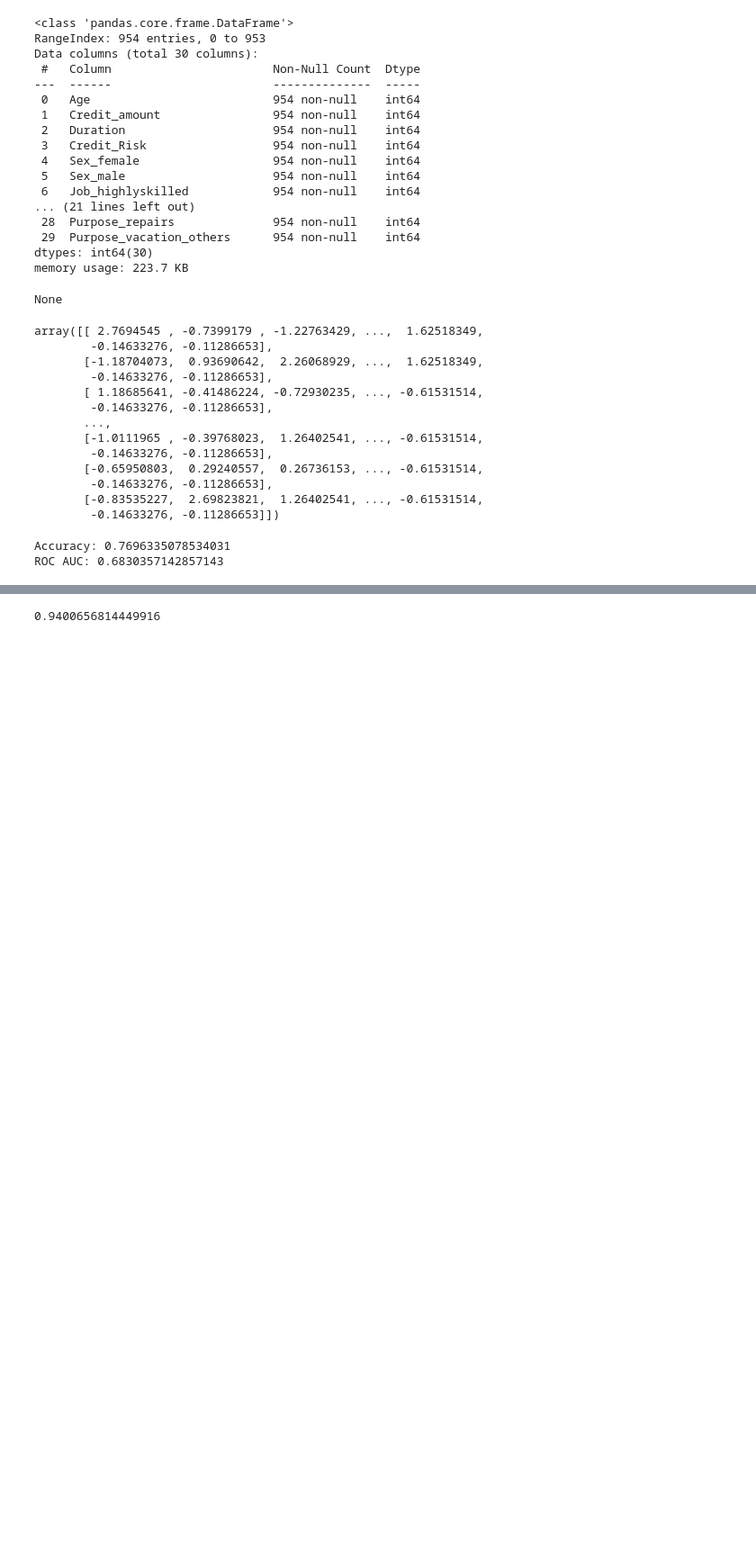
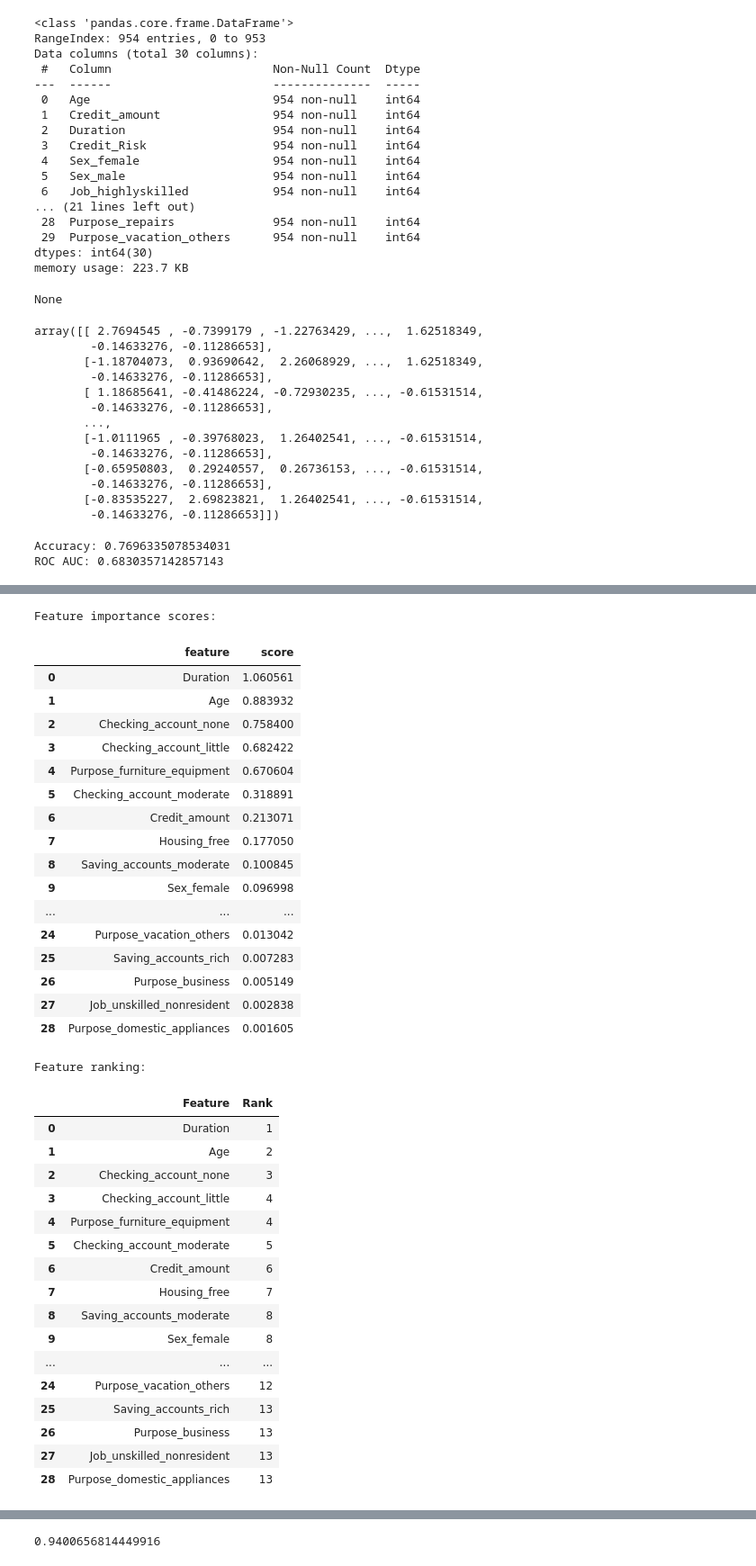
Before and after one commit to hiaac-finance/xai_aggregation, a Jupyter notebook: examples/usage_example.ipynb, the cells around one changed output, grey strips where cells are left out. Shown at 90% size. Drawn from its saved outputs; the diff is of its cells as text; code cells hidden in the pictures; blank space fills up the shorter version.

```diff
--- a/examples/usage_example.ipynb
+++ b/examples/usage_example.ipynb
@@ -178,0 +209,47 @@ ROC AUC: 0.6830357142857143
+# %%
+# Apply the aggregate explainer on a sample instance:
+sample_idx = 0
+agg_explanation = agg_explainer.explain_instance(X_test.iloc[sample_idx])
+
+# Display the aggregated explanation and the ranking dataframe:
+print("Feature importance scores:")
+display(agg_explanation)                    # Displays each feature and their importance scores
+print("\nFeature importance ranking:")
+display(get_ranking_df(agg_explanation))    # Displays the ranking of the features based on their importance scores; features with similar importance scores are grouped together
+# %% [output]
+Feature importance scores:
+|  | feature | score |
+| 0 | Duration | 1.060561 |
+| 1 | Age | 0.883932 |
+| 2 | Checking_account_none | 0.758400 |
+| 3 | Checking_account_little | 0.682422 |
+| 4 | Purpose_furniture_equipment | 0.670604 |
+| 5 | Checking_account_moderate | 0.318891 |
+| 6 | Credit_amount | 0.213071 |
+| 7 | Housing_free | 0.177050 |
+| 8 | Saving_accounts_moderate | 0.100845 |
+| 9 | Sex_female | 0.096998 |
+| ... | ... | ... |
+| 24 | Purpose_vacation_others | 0.013042 |
+| 25 | Saving_accounts_rich | 0.007283 |
+| 26 | Purpose_business | 0.005149 |
+| 27 | Job_unskilled_nonresident | 0.002838 |
+| 28 | Purpose_domestic_appliances | 0.001605 |
+Feature ranking:
+|  | Feature | Rank |
+| 0 | Duration | 1 |
+| 1 | Age | 2 |
+| 2 | Checking_account_none | 3 |
+| 3 | Checking_account_little | 4 |
+| 4 | Purpose_furniture_equipment | 4 |
+| 5 | Checking_account_moderate | 5 |
+| 6 | Credit_amount | 6 |
+| 7 | Housing_free | 7 |
+| 8 | Saving_accounts_moderate | 8 |
+| 9 | Sex_female | 8 |
+| ... | ... | ... |
+| 24 | Purpose_vacation_others | 12 |
+| 25 | Saving_accounts_rich | 13 |
+| 26 | Purpose_business | 13 |
+| 27 | Job_unskilled_nonresident | 13 |
+| 28 | Purpose_domestic_appliances | 13 |
```
Also changed, not shown: parts of 31 cells of this notebook, 9 other files.
